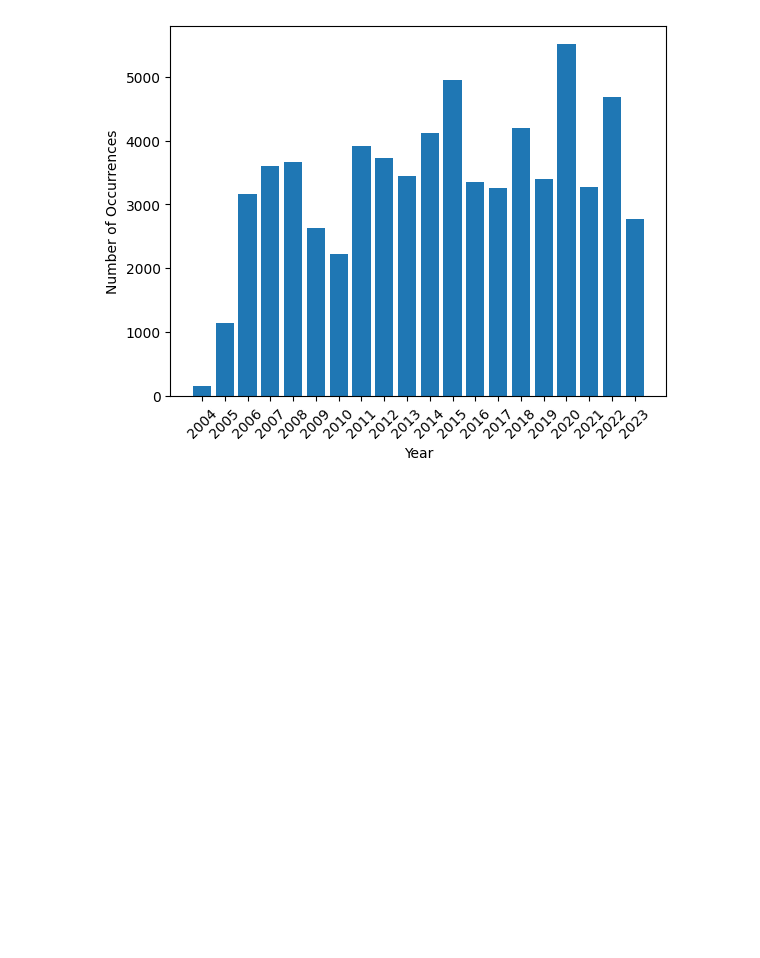
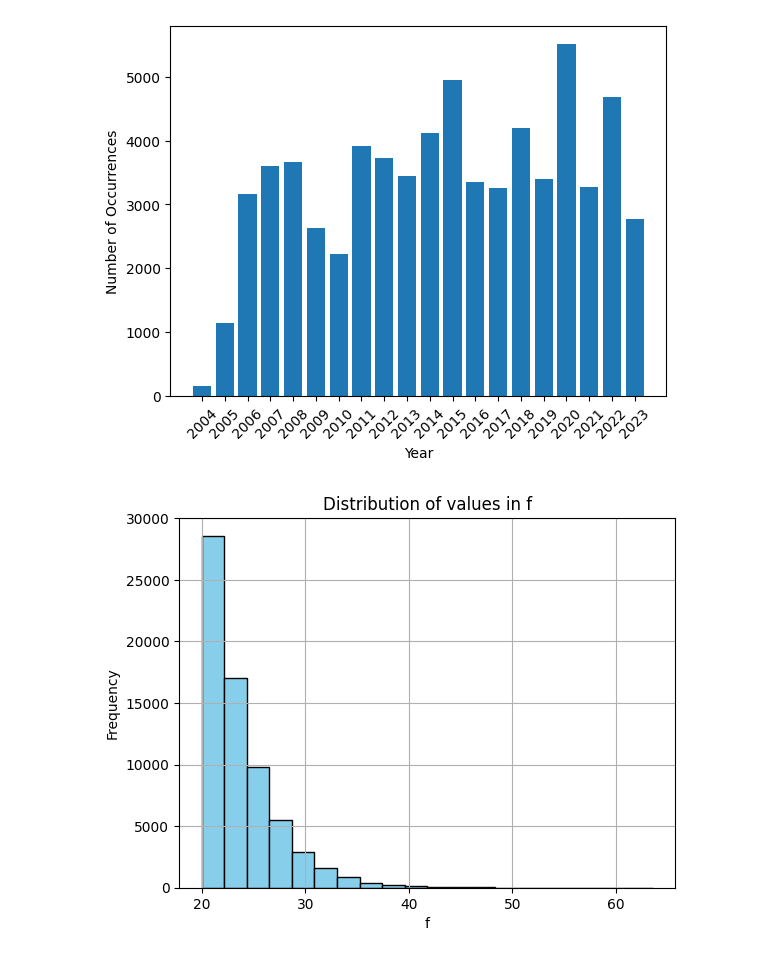
Before and after one commit to BrynjarGeir/lokaverkefni_vel, a Jupyter notebook: code/visualization/plotting.ipynb, the cells around one changed output. Saved outputs shown, nothing was run; the diff lists cells and outputs as text; code cells hidden in the pictures; blank space fills up the shorter version.

```diff
--- a/code/visualization/plotting.ipynb
+++ b/code/visualization/plotting.ipynb
@@ -128,3 +129,15 @@ plt.savefig('./outputs/png/occurrences_by_year.png')
 plt.show()
 # %% [output]
 [figure]
+# %%
+column_data = data.f
+
+# Plot the histogram
+plt.hist(column_data, bins=20, color='skyblue', edgecolor='black')  # Adjust bins as needed
+plt.title(f'Distribution of values in f')
+plt.xlabel('f')
+plt.ylabel('Frequency')
+plt.grid(True)
+plt.show()
+# %% [output]
+[figure, added]
```
Also changed, not shown: parts of 1 cell of this notebook, 12 other files.
